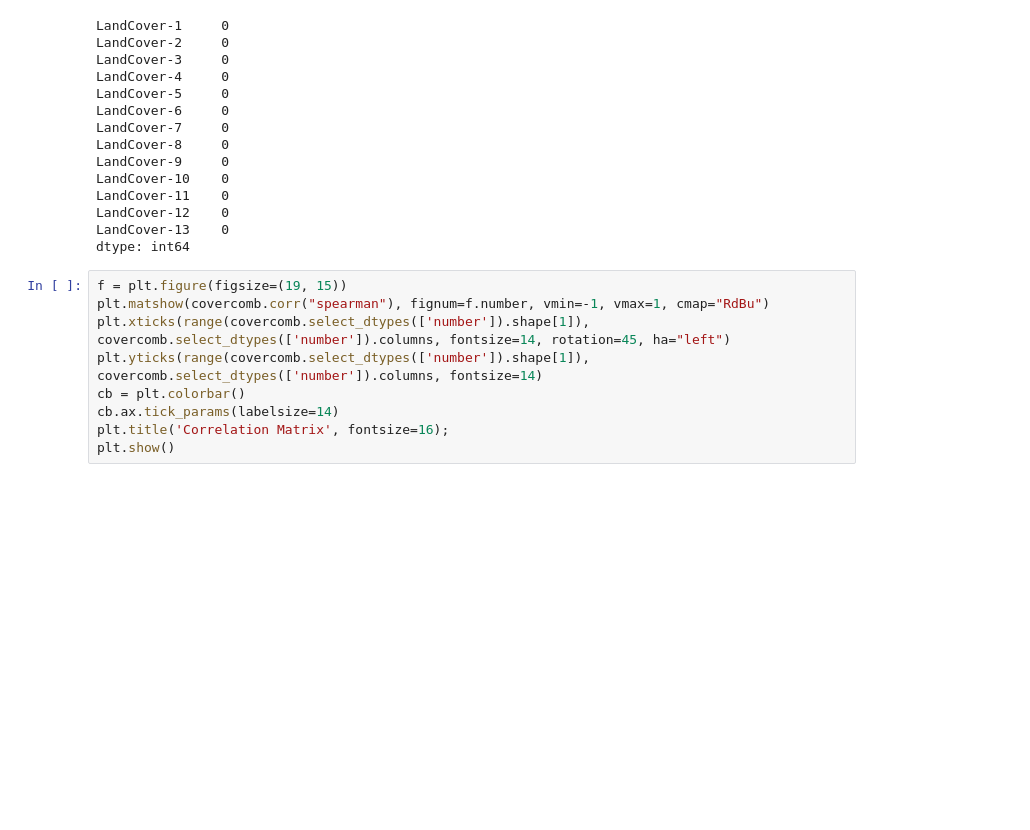
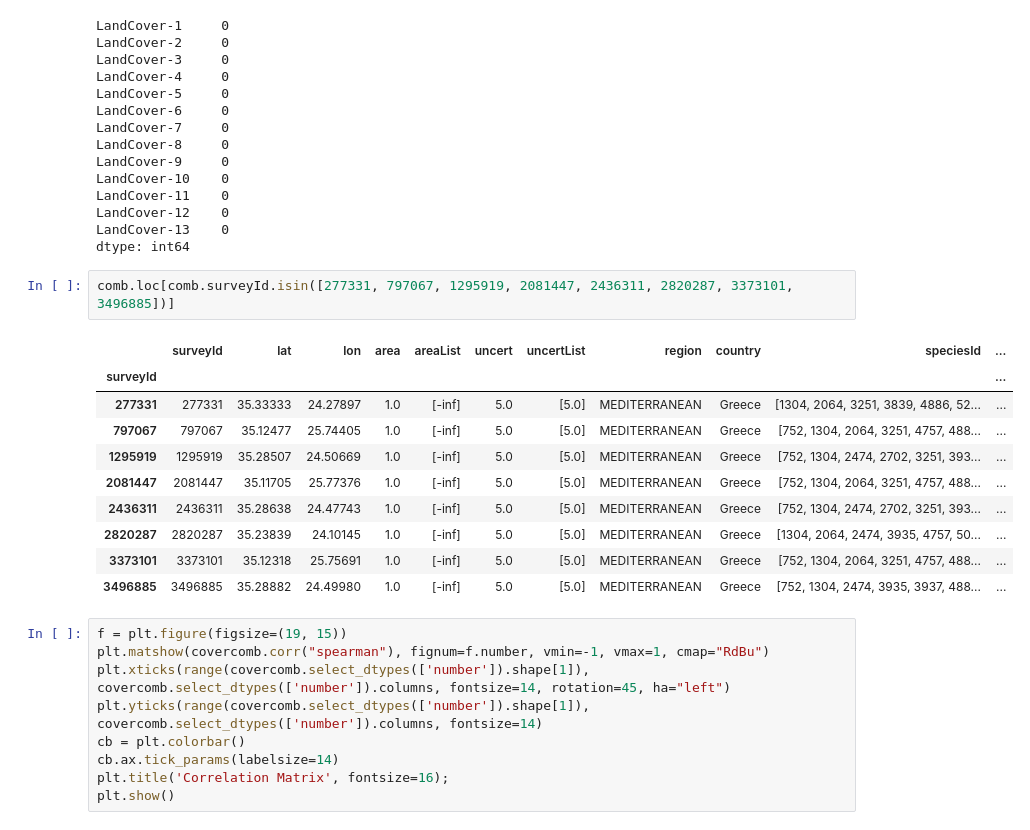
Before and after one commit to gtikhonov/geolifeclef, a Jupyter notebook: preprocess/exploration.ipynb, the cells around one changed output. Drawn from its saved outputs; the diff is of its cells as text; blank space fills up the shorter version.

```diff
--- a/preprocess/exploration.ipynb
+++ b/preprocess/exploration.ipynb
@@ -199,6 +197,19 @@ LandCover-11    0
 LandCover-12    0
 LandCover-13    0
 dtype: int64
+# %%
+comb.loc[comb.surveyId.isin([277331, 797067, 1295919, 2081447, 2436311, 2820287, 3373101, 3496885])]
+# %% [output]
+|  | surveyId | lat | lon | area | areaList | uncert | uncertList | region | country | speciesId | ... |
+| surveyId |  |  |  |  |  |  |  |  |  |  | ... |
+| 277331 | 277331 | 35.33333 | 24.27897 | 1.0 | [-inf] | 5.0 | [5.0] | MEDITERRANEAN | Greece | [1304, 2064, 3251, 3839, 4886, 52... | ... |
+| 797067 | 797067 | 35.12477 | 25.74405 | 1.0 | [-inf] | 5.0 | [5.0] | MEDITERRANEAN | Greece | [752, 1304, 2064, 3251, 4757, 488... | ... |
+| 1295919 | 1295919 | 35.28507 | 24.50669 | 1.0 | [-inf] | 5.0 | [5.0] | MEDITERRANEAN | Greece | [752, 1304, 2474, 2702, 3251, 393... | ... |
+| 2081447 | 2081447 | 35.11705 | 25.77376 | 1.0 | [-inf] | 5.0 | [5.0] | MEDITERRANEAN | Greece | [752, 1304, 2064, 3251, 4757, 488... | ... |
+| 2436311 | 2436311 | 35.28638 | 24.47743 | 1.0 | [-inf] | 5.0 | [5.0] | MEDITERRANEAN | Greece | [752, 1304, 2474, 2702, 3251, 393... | ... |
+| 2820287 | 2820287 | 35.23839 | 24.10145 | 1.0 | [-inf] | 5.0 | [5.0] | MEDITERRANEAN | Greece | [1304, 2064, 2474, 3935, 4757, 50... | ... |
+| 3373101 | 3373101 | 35.12318 | 25.75691 | 1.0 | [-inf] | 5.0 | [5.0] | MEDITERRANEAN | Greece | [752, 1304, 2064, 3251, 4757, 488... | ... |
+| 3496885 | 3496885 | 35.28882 | 24.49980 | 1.0 | [-inf] | 5.0 | [5.0] | MEDITERRANEAN | Greece | [752, 1304, 2474, 3935, 3937, 488... | ... |
 # %%
 f = plt.figure(figsize=(19, 15))
 plt.matshow(covercomb.corr("spearman"), fignum=f.number, vmin=-1, vmax=1, cmap="RdBu")
```
Also changed, not shown: parts of 4 cells of this notebook, 1 other file.
